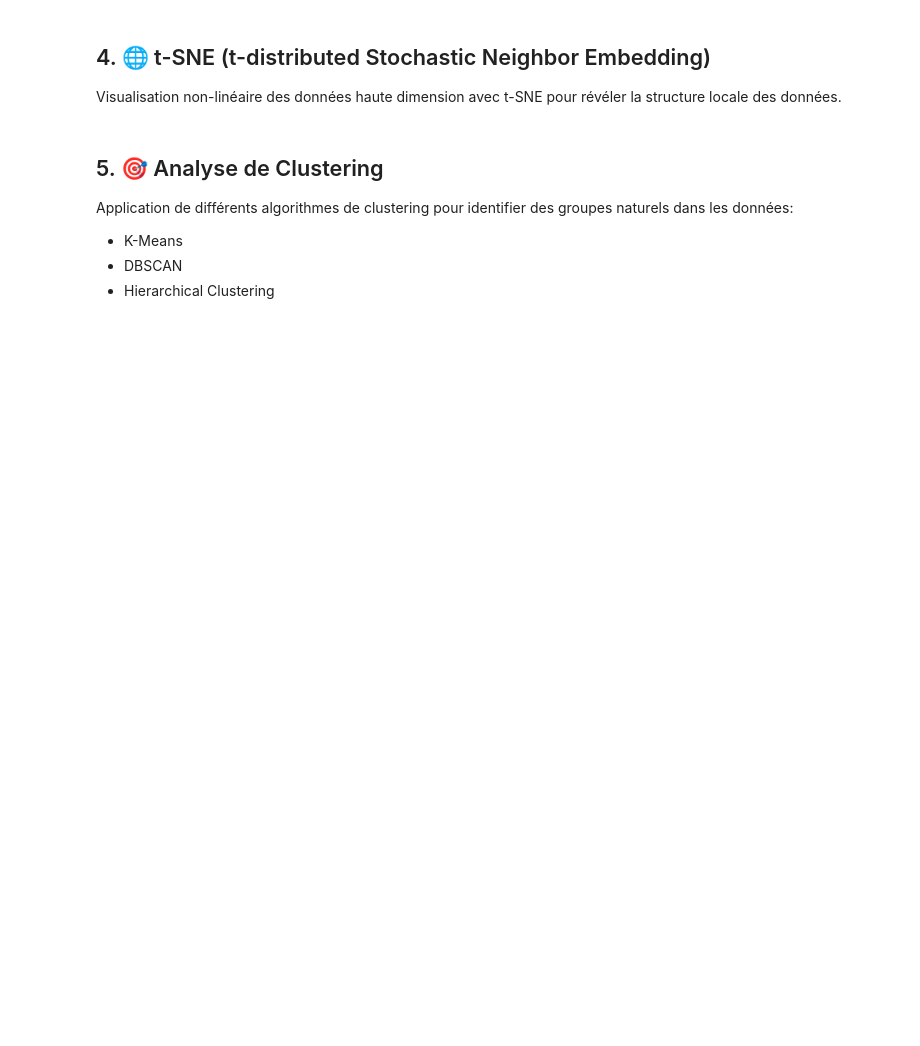
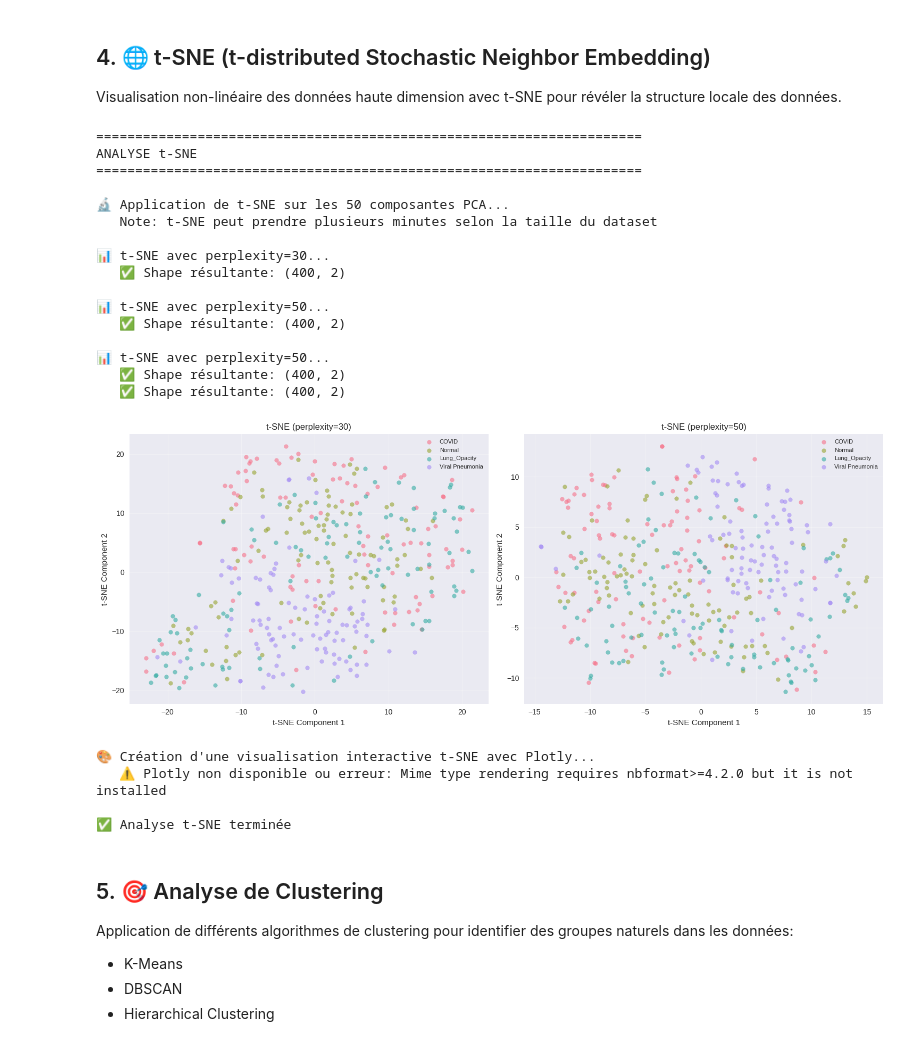
Before and after one commit to L-Poca/Data_Pipeline, a Jupyter notebook: notebooks/advanced_eda_template.ipynb, the cells around one changed output. Cells and saved outputs as stored; diff of their text form; code cells hidden in the pictures; blank space fills up the shorter version.

```diff
--- a/notebooks/advanced_eda_template.ipynb
+++ b/notebooks/advanced_eda_template.ipynb
@@ -618,8 +654,8 @@ for perplexity in perplexities:
     tsne = TSNE(
         n_components=2,  # Projection en 2D
         perplexity=perplexity,
-        n_iter=1000,
-        random_state=config.training['random_seed'],
+        max_iter=1000,  # Renamed from n_iter in newer scikit-learn versions
+        random_state=config.random_seed,
         verbose=0
     )
 
@@ -670,37 +706,59 @@ try:
     # Créer un DataFrame pour Plotly
     import pandas as pd
     df_tsne = pd.DataFrame({
         't-SNE 1': images_tsne[:, 0],
         't-SNE 2': images_tsne[:, 1],
         'Classe': [config.classes[idx] for idx in labels_int],
         'Label': labels_int
     })
 
     # Créer le scatter plot interactif
-    fig = px.scatter(
+    fig_plotly = px.scatter(
         df_tsne,
         x='t-SNE 1',
         y='t-SNE 2',
         color='Classe',
         title='Visualisation Interactive t-SNE - COVID-19 Dataset',
         hover_data=['Label'],
         opacity=0.7
     )
 
-    fig.update_traces(marker=dict(size=5))
-    fig.update_layout(
+    fig_plotly.update_traces(marker=dict(size=5))
+    fig_plotly.update_layout(
         width=900,
         height=600,
         template='plotly_white'
     )
 
-    fig.show()
+    fig_plotly.show()
     print("   ✅ Visualisation interactive créée")
 
 except Exception as e:
     print(f"   ⚠️ Plotly non disponible ou erreur: {e}")
 
 print("\n✅ Analyse t-SNE terminée")
+# %% [output]
+======================================================================
+ANALYSE t-SNE
+======================================================================
+
+🔬 Application de t-SNE sur les 50 composantes PCA...
+   Note: t-SNE peut prendre plusieurs minutes selon la taille du dataset
+
+📊 t-SNE avec perplexity=30...
+   ✅ Shape résultante: (400, 2)
+
+📊 t-SNE avec perplexity=50...
+   ✅ Shape résultante: (400, 2)
+
+📊 t-SNE avec perplexity=50...
+   ✅ Shape résultante: (400, 2)
+   ✅ Shape résultante: (400, 2)
+[figure, added]
+🎨 Création d'une visualisation interactive t-SNE avec Plotly...
+   ⚠️ Plotly non disponible ou erreur: Mime type rendering requires nbformat>=4.2.0 but it is not installed
+
+✅ Analyse t-SNE terminée
 # %% [markdown]
 ## 5. 🎯 Analyse de Clustering
 
```
Also changed, not shown: parts of 9 cells of this notebook.
